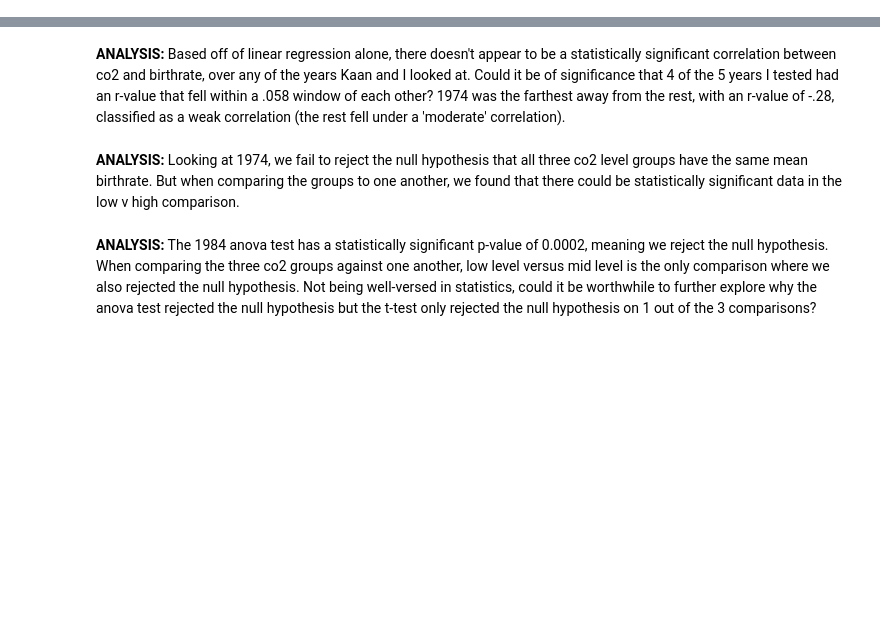
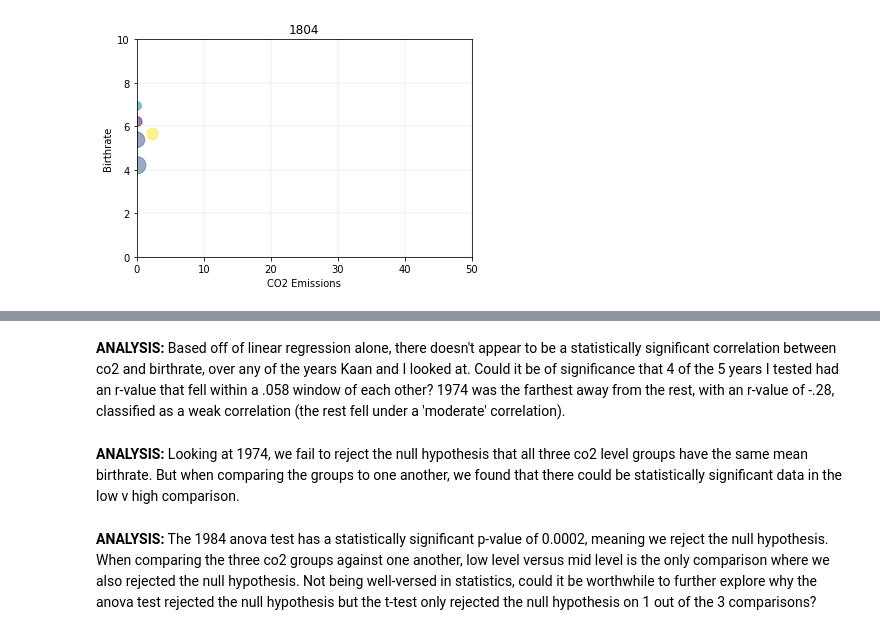
Before and after one commit to VallieTracy/project-one, a Jupyter notebook: Final Jupyter Notebook .ipynb, the cells around one changed output, grey strips where cells are left out. Cells and saved outputs as stored; diff of their text form; code cells hidden in the pictures; blank space fills up the shorter version.

```diff
--- a/Final Jupyter Notebook .ipynb
+++ b/Final Jupyter Notebook .ipynb
@@ -35,0 +100,22 @@ population_df.head()
+# %%
+# Creating df's for population
+
+population_1804_df = population_df[["country", "1804"]]
+population_1834_df = population_df[["country", "1834"]]
+population_1864_df = population_df[["country", "1864"]]
+population_1894_df = population_df[["country", "1894"]]
+population_1924_df = population_df[["country", "1924"]]
+population_1954_df = population_df[["country", "1954"]]
+population_1984_df = population_df[["country", "1984"]]
+population_2014_df = population_df[["country", "2014"]]
+# %%
+# Creating df's for income
+
+income_1804_df = income_df[["country", "1804"]]
+income_1834_df = income_df[["country", "1834"]]
+income_1864_df = income_df[["country", "1864"]]
+income_1894_df = income_df[["country", "1894"]]
+income_1924_df = income_df[["country", "1924"]]
+income_1954_df = income_df[["country", "1954"]]
+income_1984_df = income_df[["country", "1984"]]
+income_2014_df = income_df[["country", "2014"]]
@@ -35,0 +158,25 @@ population_df.head()
+# %%
+# Plot our data
+
+x_axis = final_merge_1804_df["CO2 Emissions"]
+y_axis = final_merge_1804_df["Birthrate"]
+
+plt.xlabel("CO2 Emissions")
+plt.ylabel("Birthrate")
+plt.title("1804")
+# plt.text(25, 9, r'Marker size = population', fontsize=8)
+# plt.text(25, 8, r'Marker color = per capita income', fontsize=8)
+
+plt.xlim(0,50)
+plt.ylim(0,10)
+
+plt.grid(color='grey', linestyle='-', linewidth=0.25, alpha=0.5)
+
+plt.scatter(x_axis, y_axis, c=final_merge_1804_df['Income'],
+            alpha=0.5, s = final_merge_1804_df['Population']/scale_variable)
+
+plt.savefig("1804.png", dpi=150)
+
+plt.show()
+# %% [output]
+[figure, added]
```
Also changed, not shown: parts of 57 cells of this notebook, 12 other files.
